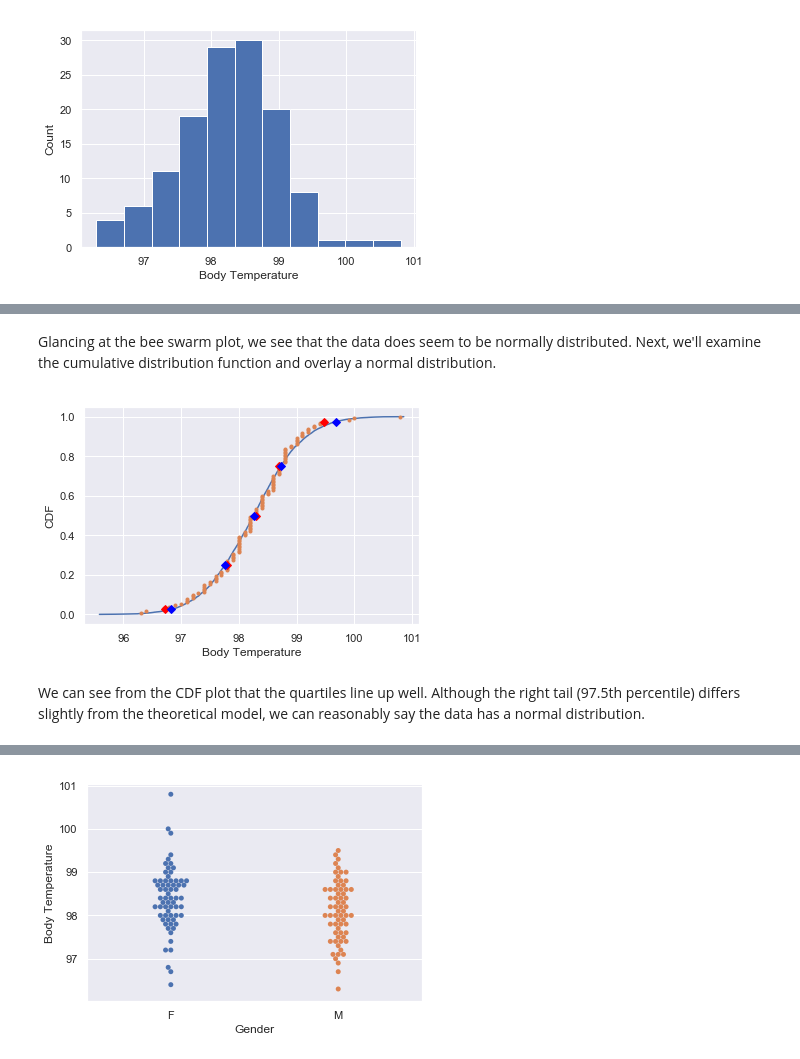
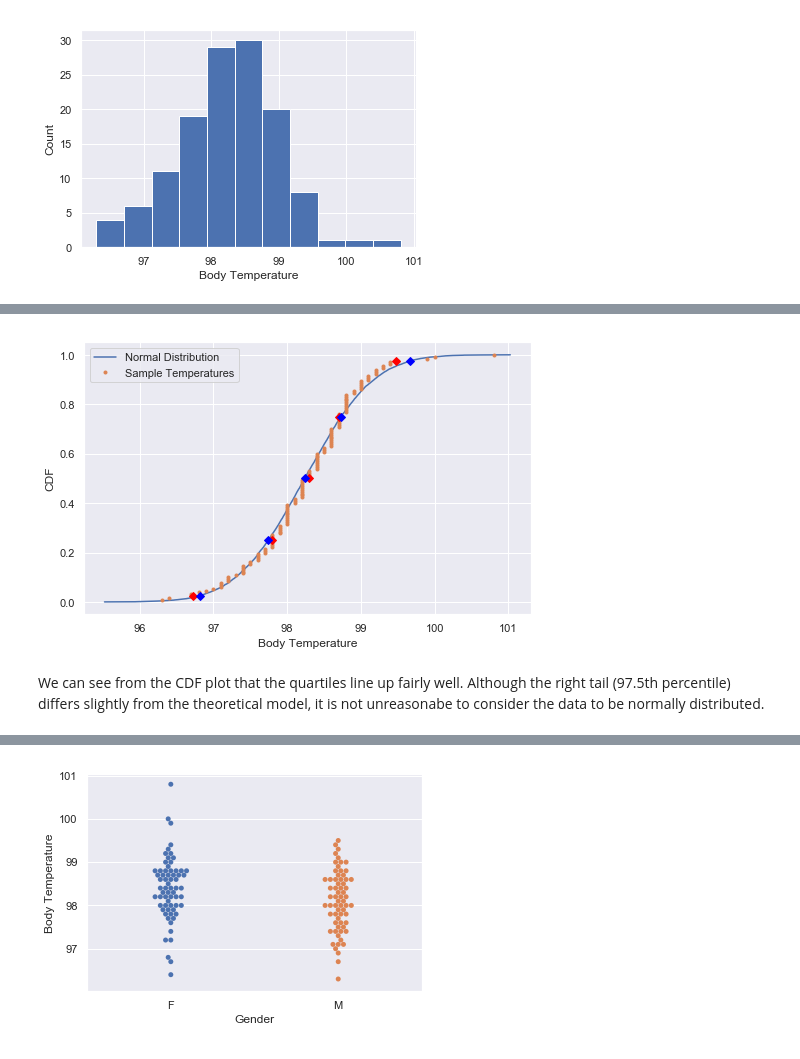
Before and after one commit to lwdee/Springboard, a Jupyter notebook: EDA_human_temperature/EDA_human_temperature.ipynb, the cells around one changed output, grey strips where cells are left out. Drawn from its saved outputs; the diff is of its cells as text; code cells hidden in the pictures.

Commit message:
Updated EDA_human_temps

```diff
--- a/EDA_human_temperature/EDA_human_temperature.ipynb
+++ b/EDA_human_temperature/EDA_human_temperature.ipynb
@@ -129,5 +180,3 @@ plt.show()
-# %% [markdown]
-Glancing at the bee swarm plot, we see that the data does seem to be normally distributed. Next, we'll examine the cumulative distribution function and overlay a normal distribution.
 # %%
 def ecdf(data):
     """Compute ECDF for a one-dimensional array of measurements."""
@@ -150,35 +193,41 @@ sigma = np.std(temp_all)
 # %%
 # CDF: The data compared to a normally distributed curve
 
+# Compute mean and standard deviation: mu, sigma
+mu = np.mean(temp_all)
+sigma = np.std(temp_all)
 
 # Sample out of a normal distribution with this mu and sigma
 samples = np.random.normal(loc=mu, scale=sigma, size=10000)
 
 # Create array of percentiles
 percentiles = np.array([2.5, 25, 50, 75, 97.5])
 
 # Compute temp percentiles
 ptiles_temp = np.percentile(temp_all, percentiles)
 # Compute theoretical percentiles
 ptiles_theor = np.percentile(samples, percentiles)
 
 # Get the CDF of the samples and of the data
 x_theor, y_theor = ecdf(samples)
 x, y = ecdf(temp_all)
 
 # Plot the CDFs
+fig, ax = plt.subplots(figsize=(8,5))
 _ = plt.plot(x_theor, y_theor)
 _ = plt.plot(x, y, marker='.', linestyle='none')
 _ = plt.xlabel('Body Temperature')
 _ = plt.ylabel('CDF')
 
 # Overlay temp percentiles as red diamonds.
 _ = plt.plot(ptiles_temp, percentiles/100, marker='D', color='red', linestyle='none')
 # Overlay theoretical percentiles as blue diamonds.
 _ = plt.plot(ptiles_theor, percentiles/100, marker='D', color='blue', linestyle='none')
 
+plt.legend(['Normal Distribution', 'Sample Temperatures'])
+
 plt.show()
 # %% [output]
-[figure, old version]
+[figure, new version]
 # %% [markdown]
-We can see from the CDF plot that the quartiles line up well. Although the right tail (97.5th percentile) differs slightly from the theoretical model, we can reasonably say the data has a normal distribution.
+We can see from the CDF plot that the quartiles line up fairly well. Although the right tail (97.5th percentile) differs slightly from the theoretical model, it is not unreasonabe to consider the data to be normally distributed.
```
Also changed, not shown: parts of 51 cells of this notebook, 2 other files.
